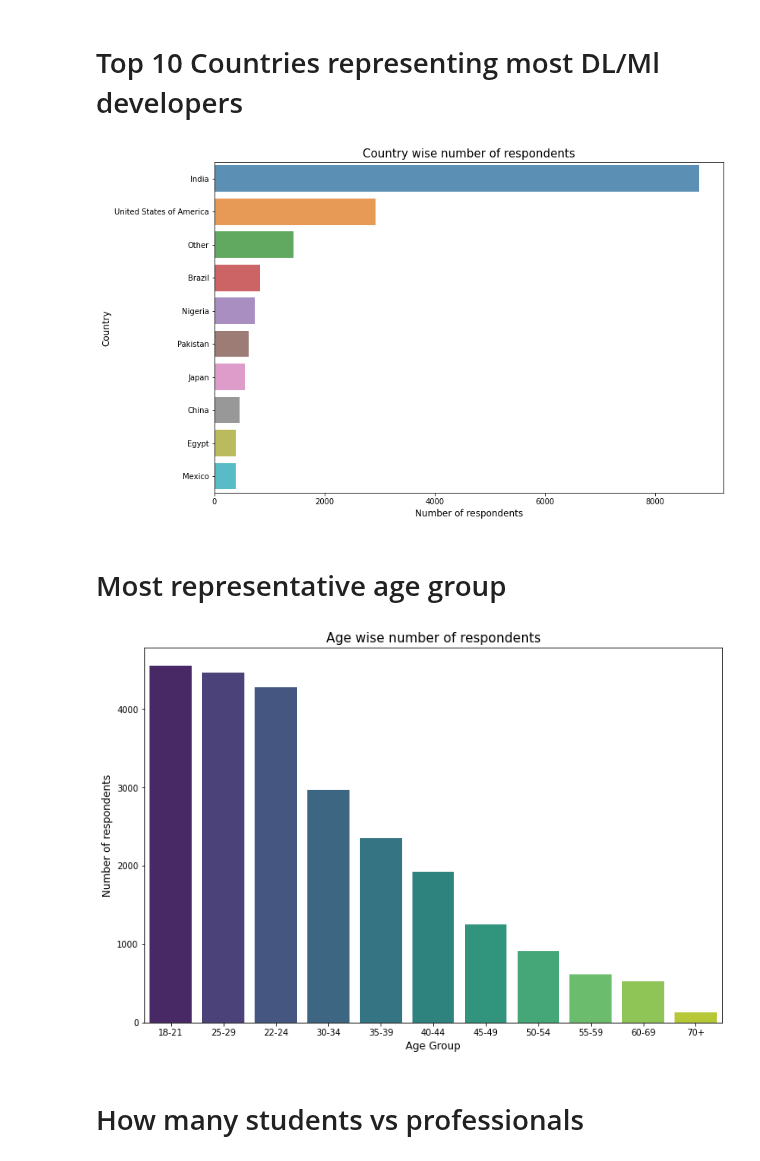
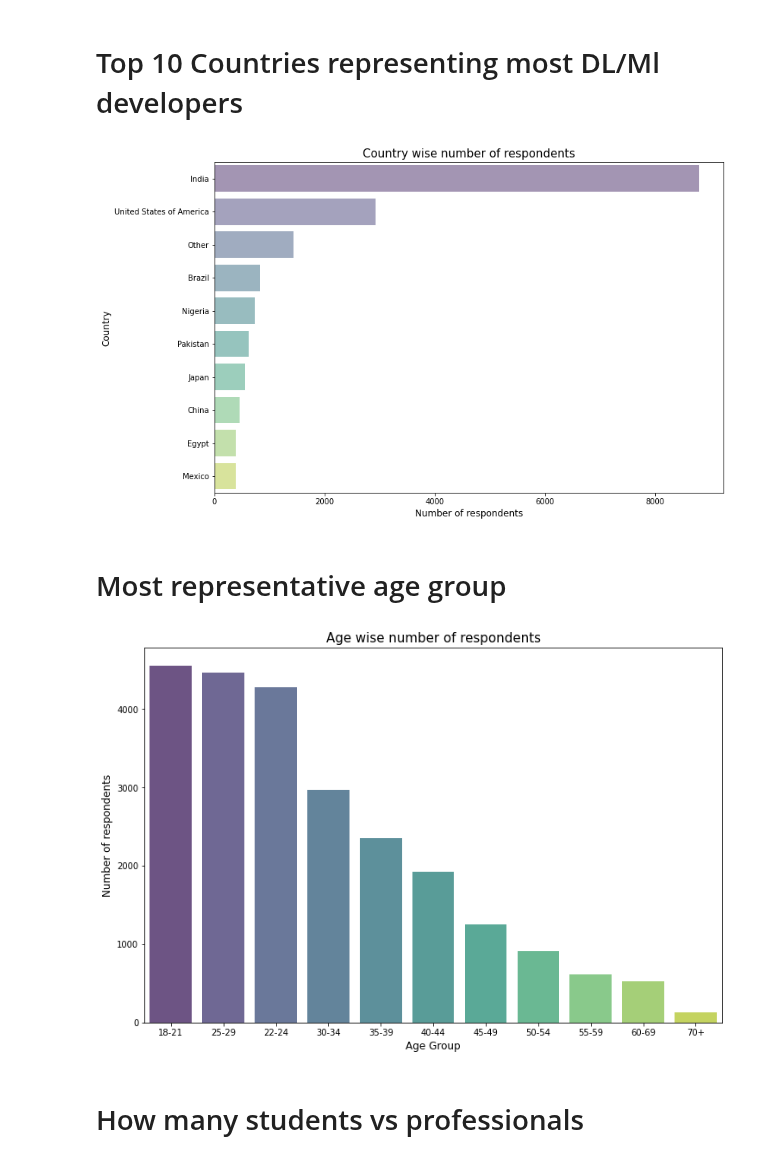
Before and after one commit to silvererudite/30-for-30-ml-projects, a Jupyter notebook: visualizations/kaggle-analysis.ipynb, the cells around one changed output. Saved outputs shown, nothing was run; the diff lists cells and outputs as text; code cells hidden in the pictures.

```diff
--- a/visualizations/kaggle-analysis.ipynb
+++ b/visualizations/kaggle-analysis.ipynb
@@ -44,26 +44,26 @@ Columns (0,208,225,255,257,260,270,271,277) have mixed types.Specify dtype optio
 # %%
 #ax = data_df.loc[1:, 'Q4'].value_counts().plot(kind="bar", figsize=(10, 5))
 d = pd.DataFrame(data_df.loc[1:, 'Q4'].value_counts().nlargest(10))
 plt.figure(figsize=(12,8))
-sns.barplot(x=d['Q4'], y=d.index, alpha=0.8)
+sns.barplot(x=d['Q4'], y=d.index, palette='viridis', alpha=0.5)
 plt.xlabel('Number of respondents', fontsize=12)
 plt.ylabel('Country', fontsize=12)
 plt.title("Country wise number of respondents", fontsize=15)
 plt.show()
 # %% [output]
-[figure, old version]
+[figure, new version]
 # %% [markdown]
 # Most representative age group
 # %%
 age_group = pd.DataFrame(data_df.loc[1:, 'Q2'].value_counts())
 plt.figure(figsize=(12,8))
-sns.barplot(x=age_group.index, y=age_group['Q2'], palette='viridis')
+sns.barplot(x=age_group.index, y=age_group['Q2'], palette='viridis', alpha=0.8)
 plt.xlabel('Age Group', fontsize=12)
 plt.ylabel('Number of respondents', fontsize=12)
 plt.title("Age wise number of respondents", fontsize=15)
 plt.show()
 # %% [output]
-[figure, old version]
+[figure, new version]
 # %% [markdown]
 # How many students vs professionals
 # %%
```
Also changed, not shown: parts of 10 cells of this notebook.
